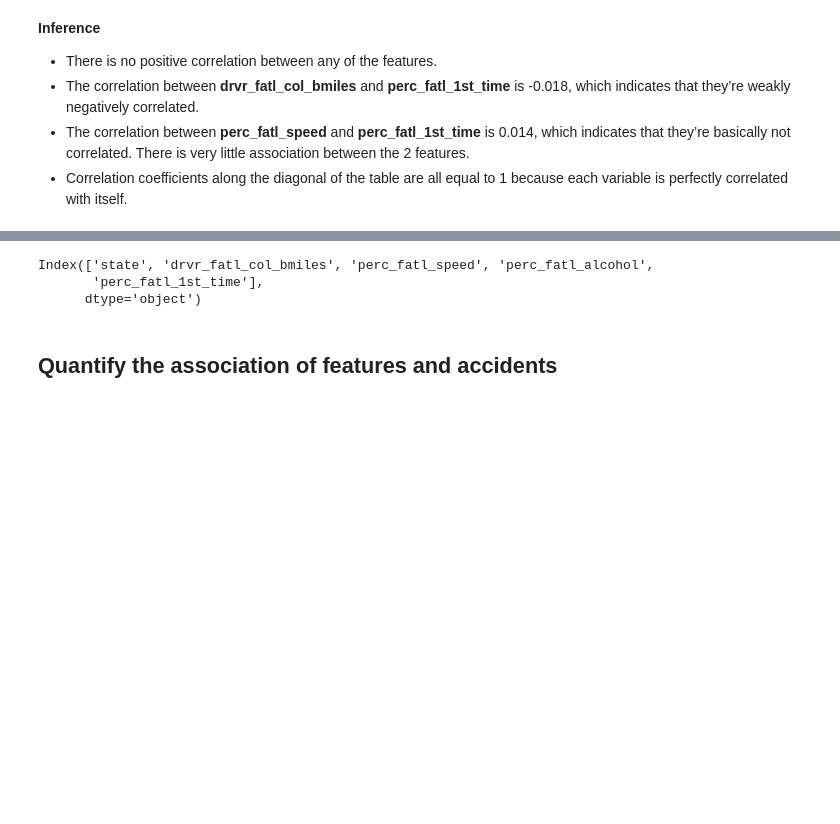
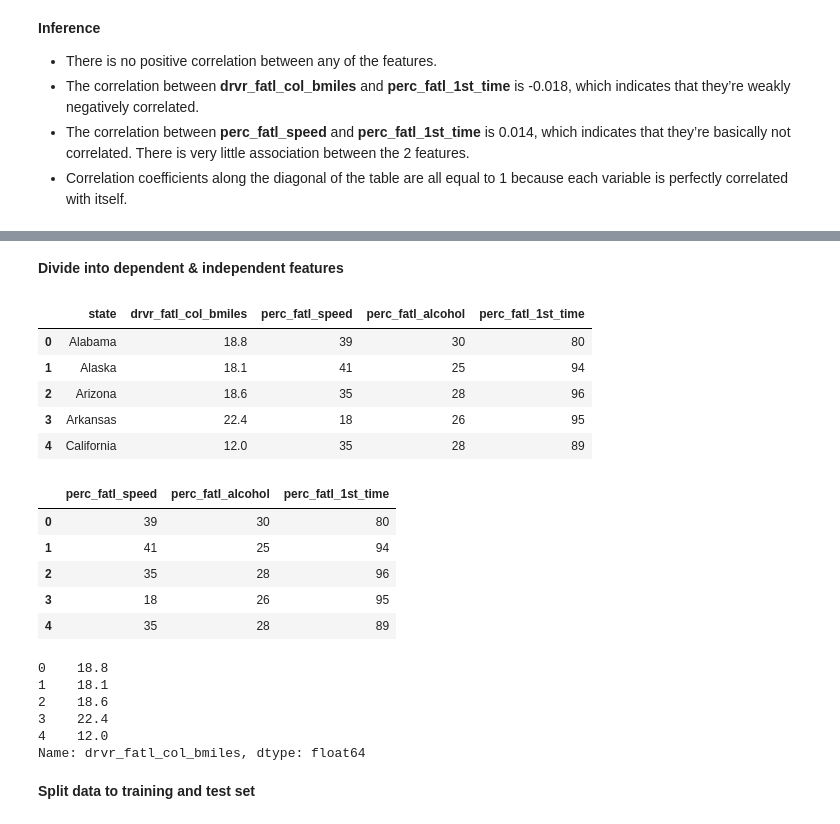
Before and after one commit to jisshub/Reducing-Traffic-Mortality, a Jupyter notebook: notebook.ipynb, the cells around one changed output, grey strips where cells are left out. Drawn from its saved outputs; the diff is of its cells as text; code cells hidden in the pictures; blank space fills up the shorter version.

```diff
--- a/notebook.ipynb
+++ b/notebook.ipynb
@@ -95,8 +105,34 @@ plt.show()
+# %% [markdown]
+<b>Divide into dependent & independent features<b>
 # %%
-accidents_df.columns
+accidents_df.head()
 # %% [output]
-Index(['state', 'drvr_fatl_col_bmiles', 'perc_fatl_speed', 'perc_fatl_alcohol',
-       'perc_fatl_1st_time'],
-      dtype='object')
+|  | state | drvr_fatl_col_bmiles | perc_fatl_speed | perc_fatl_alcohol | perc_fatl_1st_time |
+| 0 | Alabama | 18.8 | 39 | 30 | 80 |
+| 1 | Alaska | 18.1 | 41 | 25 | 94 |
+| 2 | Arizona | 18.6 | 35 | 28 | 96 |
+| 3 | Arkansas | 22.4 | 18 | 26 | 95 |
+| 4 | California | 12.0 | 35 | 28 | 89 |
-# %% [markdown]
-## Quantify the association of features and accidents
+# %%
+X = accidents_df.iloc[:, 2:5]
+y = accidents_df['drvr_fatl_col_bmiles']
+# %%
+X.head()
+# %% [output]
+|  | perc_fatl_speed | perc_fatl_alcohol | perc_fatl_1st_time |
+| 0 | 39 | 30 | 80 |
+| 1 | 41 | 25 | 94 |
+| 2 | 35 | 28 | 96 |
+| 3 | 18 | 26 | 95 |
+| 4 | 35 | 28 | 89 |
+# %%
+y.head()
+# %% [output]
+0    18.8
+1    18.1
+2    18.6
+3    22.4
+4    12.0
+Name: drvr_fatl_col_bmiles, dtype: float64
+# %% [markdown]
+<b>Split data to training and test set<b>
```
Also changed, not shown: parts of 20 cells of this notebook.
